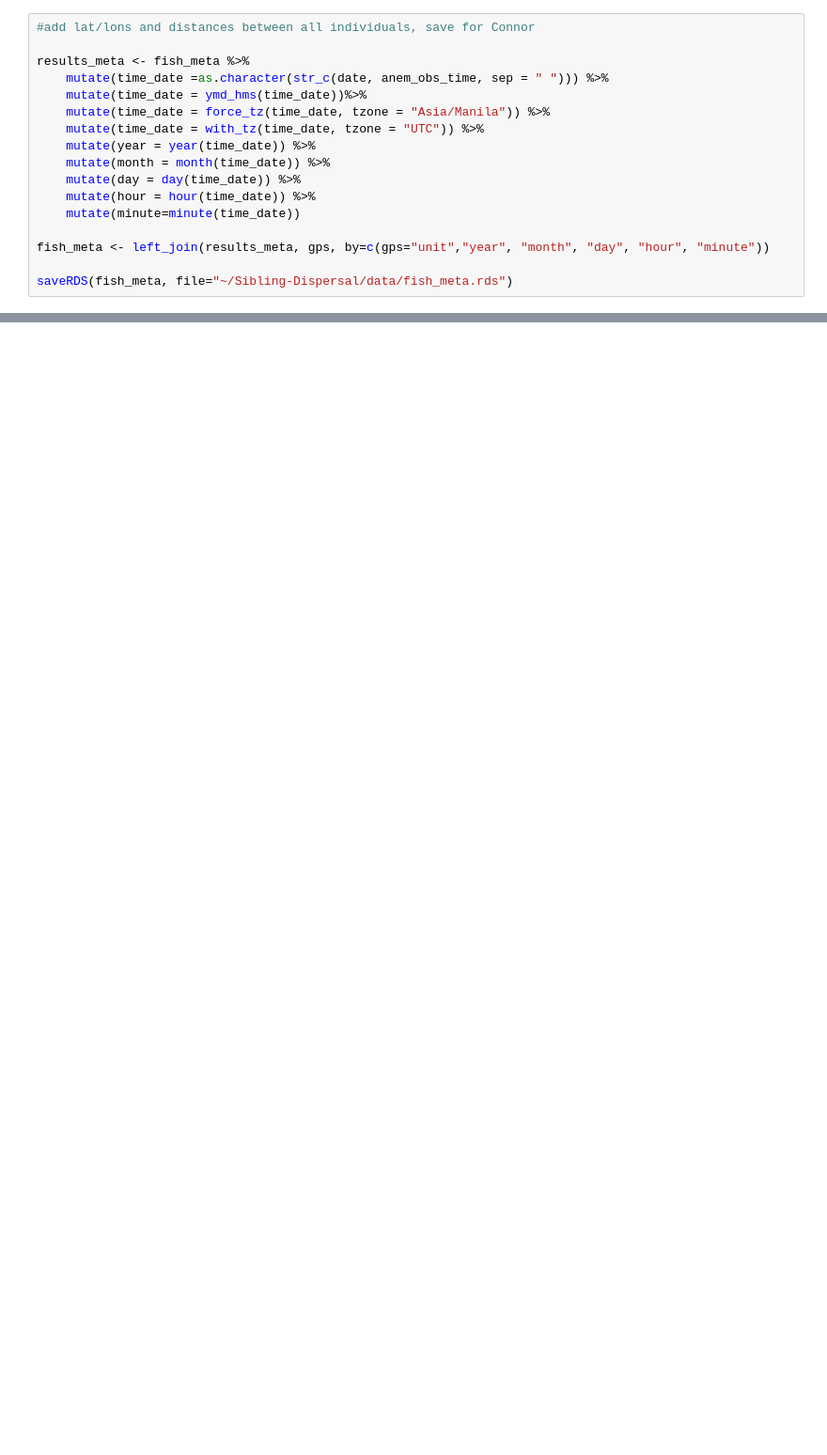
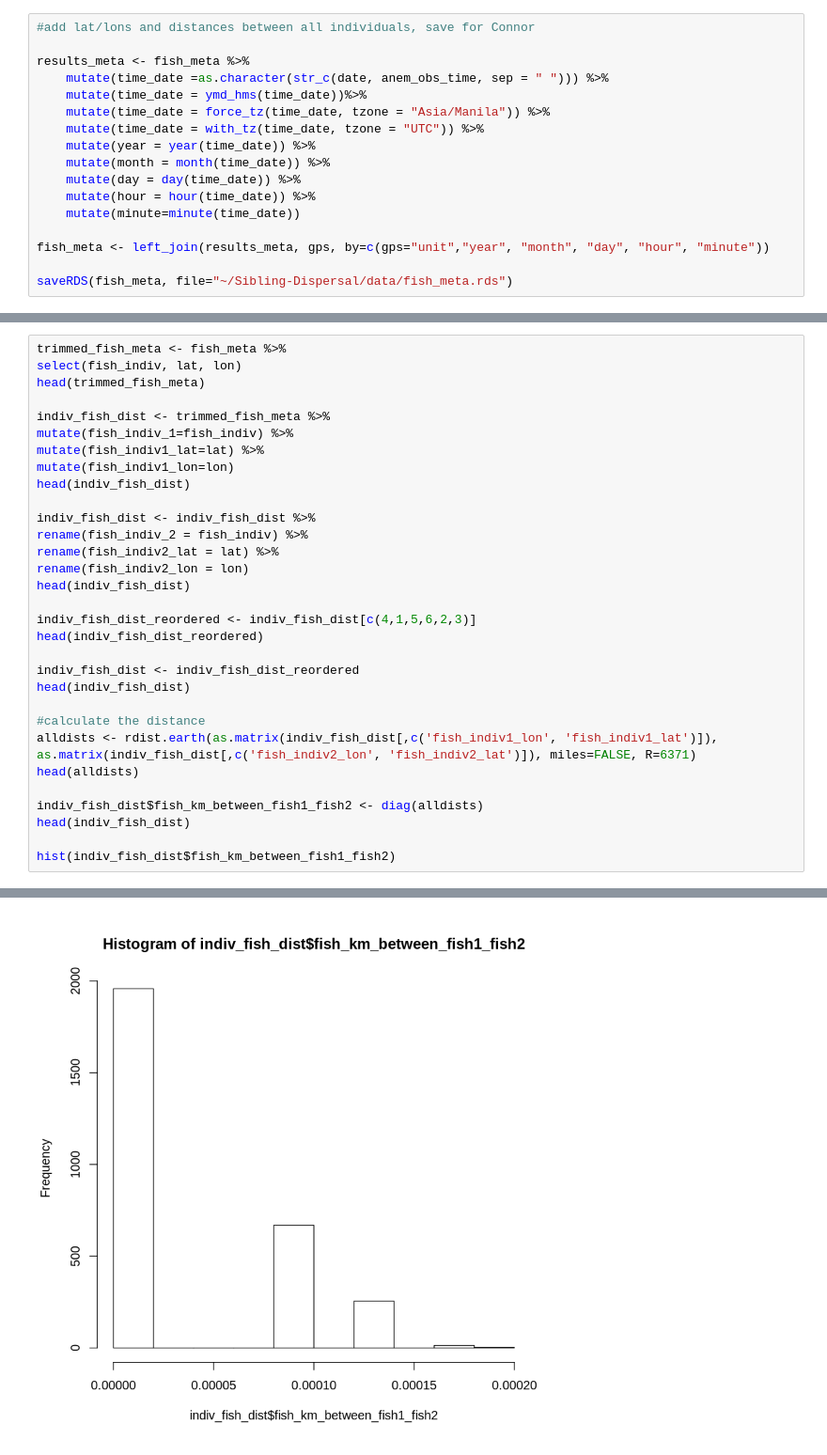
Before and after one commit to connorcmeenan/Sibling-Dispersal, a Jupyter notebook: SiblingDistanceCalculation.ipynb, the cells around one changed output, grey strips where cells are left out. Shown at 94% size. Cells and saved outputs as stored; diff of their text form; blank space fills up the shorter version.

```diff
--- a/SiblingDistanceCalculation.ipynb
+++ b/SiblingDistanceCalculation.ipynb
@@ -194,0 +224,32 @@ saveRDS(fish_meta, file="~/Sibling-Dispersal/data/fish_meta.rds")
+# %%
+trimmed_fish_meta <- fish_meta %>%
+select(fish_indiv, lat, lon)
+head(trimmed_fish_meta)
+
+indiv_fish_dist <- trimmed_fish_meta %>%
+mutate(fish_indiv_1=fish_indiv) %>%
+mutate(fish_indiv1_lat=lat) %>%
+mutate(fish_indiv1_lon=lon)
+head(indiv_fish_dist)
+
+indiv_fish_dist <- indiv_fish_dist %>%
+rename(fish_indiv_2 = fish_indiv) %>%
+rename(fish_indiv2_lat = lat) %>%
+rename(fish_indiv2_lon = lon)
+head(indiv_fish_dist)
+
+indiv_fish_dist_reordered <- indiv_fish_dist[c(4,1,5,6,2,3)]
+head(indiv_fish_dist_reordered)
+
+indiv_fish_dist <- indiv_fish_dist_reordered
+head(indiv_fish_dist)
+
+#calculate the distance
+alldists <- rdist.earth(as.matrix(indiv_fish_dist[,c('fish_indiv1_lon', 'fish_indiv1_lat')]), as.matrix(indiv_fish_dist[,c('fish_indiv2_lon', 'fish_indiv2_lat')]), miles=FALSE, R=6371)
+head(alldists)
+
+indiv_fish_dist$fish_km_between_fish1_fish2 <- diag(alldists)
+head(indiv_fish_dist)
+
+hist(indiv_fish_dist$fish_km_between_fish1_fish2)
+# %% [output]
@@ -194,0 +304 @@ saveRDS(fish_meta, file="~/Sibling-Dispersal/data/fish_meta.rds")
+[figure, added]
```
Also changed, not shown: parts of 24 cells of this notebook, 1 other file.
